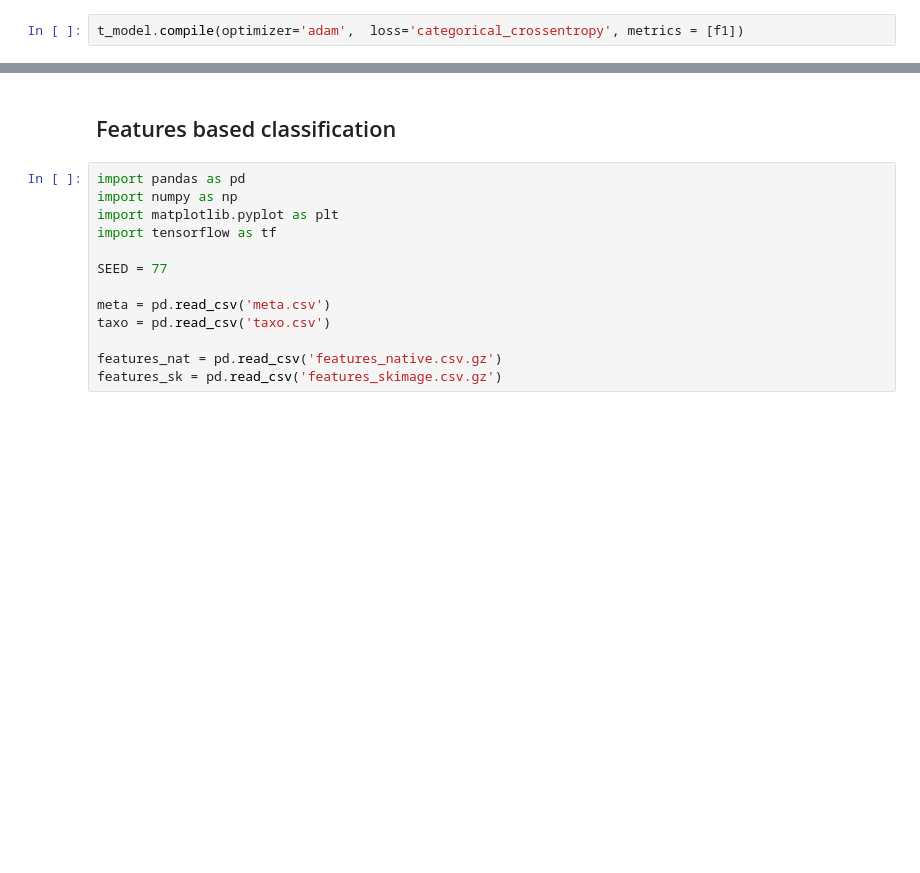
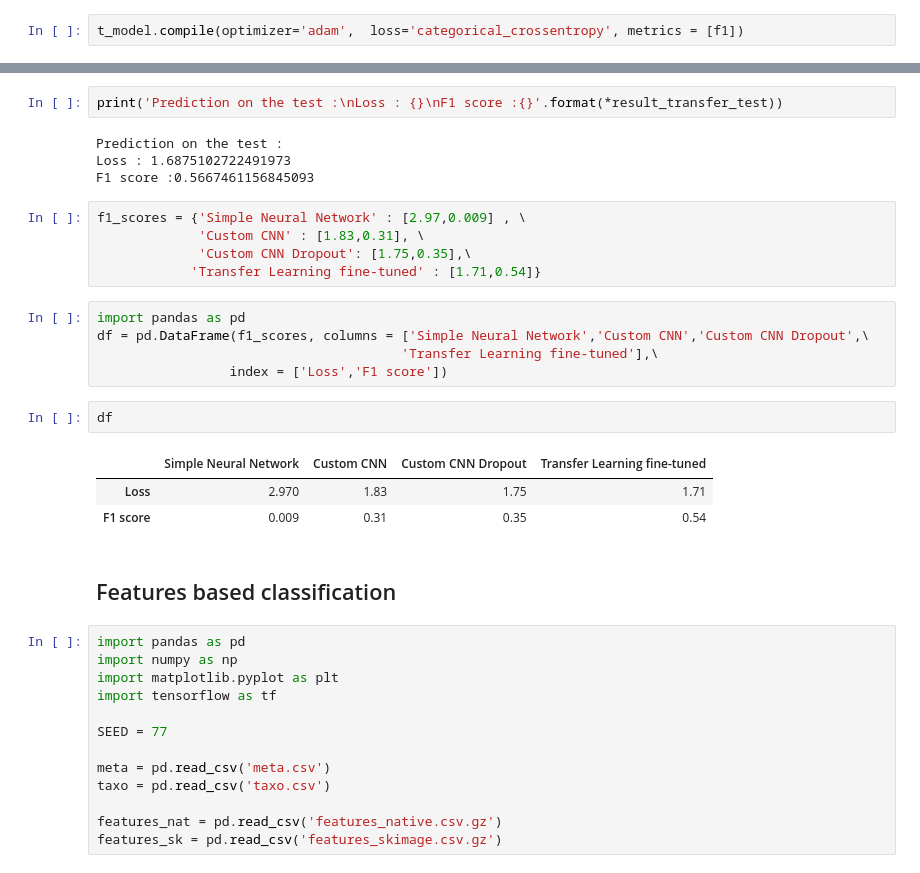
Before and after one commit to Makubu/AML, a Jupyter notebook: Chall3_Plankton/plankton_group_20_scratch.ipynb, the cells around one changed output, grey strips where cells are left out. Cells and saved outputs as stored; diff of their text form; blank space fills up the shorter version.

Commit message:
Add results of transfer learning

```diff
--- a/Chall3_Plankton/plankton_group_20_scratch.ipynb
+++ b/Chall3_Plankton/plankton_group_20_scratch.ipynb
@@ -740,3 +576,25 @@ print('Loss on the validation set : {}\nF1 score for validation set : {}'.format
+# %%
+print('Prediction on the test :\nLoss : {}\nF1 score :{}'.format(*result_transfer_test))
+# %% [output]
+Prediction on the test :
+Loss : 1.6875102722491973
+F1 score :0.5667461156845093
+# %%
+f1_scores = {'Simple Neural Network' : [2.97,0.009] , \
+             'Custom CNN' : [1.83,0.31], \
+             'Custom CNN Dropout': [1.75,0.35],\
+            'Transfer Learning fine-tuned' : [1.71,0.54]}
+# %%
+import pandas as pd
+df = pd.DataFrame(f1_scores, columns = ['Simple Neural Network','Custom CNN','Custom CNN Dropout',\
+                                       'Transfer Learning fine-tuned'],\
+                 index = ['Loss','F1 score'])
+# %%
+df
+# %% [output]
+|  | Simple Neural Network | Custom CNN | Custom CNN Dropout | Transfer Learning fine-tuned |
+| Loss | 2.970 | 1.83 | 1.75 | 1.71 |
+| F1 score | 0.009 | 0.31 | 0.35 | 0.54 |
 # %% [markdown]
 ## Features based classification
 # %%
```
Also changed, not shown: parts of 26 cells of this notebook, 1 other file.
